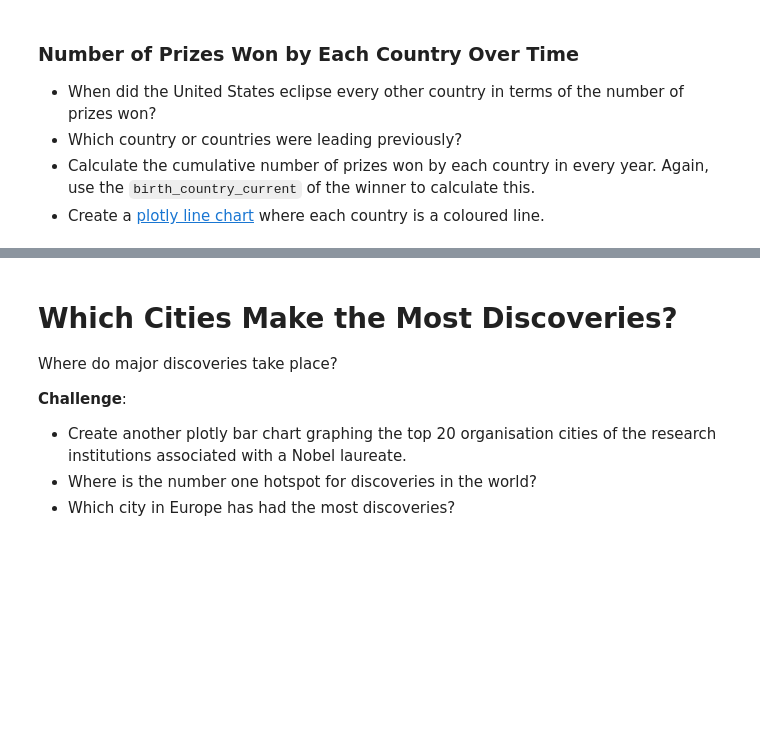
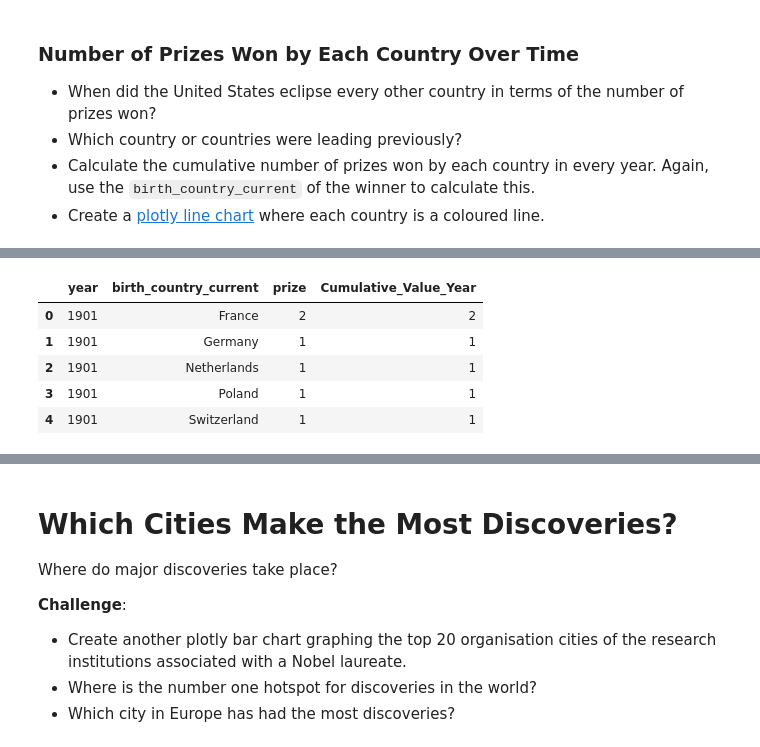
Before and after one commit to MohammadAburub93/Python-Data-Science-Practice, a Jupyter notebook: Nobel Prize Analysis/Nobel_Prize_Analysis_(start).ipynb, the cells around one changed output, grey strips where cells are left out. Saved outputs shown, nothing was run; the diff lists cells and outputs as text; code cells hidden in the pictures; blank space fills up the shorter version.

```diff
--- a/Nobel Prize Analysis/Nobel_Prize_Analysis_(start).ipynb
+++ b/Nobel Prize Analysis/Nobel_Prize_Analysis_(start).ipynb
@@ -694,3 +678,5 @@ cat_gen_bar.show()
 * Which country or countries were leading previously?
 * Calculate the cumulative number of prizes won by each country in every year. Again, use the `birth_country_current` of the winner to calculate this.
 * Create a [plotly line chart](https://plotly.com/python/line-charts/) where each country is a coloured line.
+# %%
+year_cont_prize = df_data.groupby(by=['year', 'birth_country_current'], as_index=False).agg({'prize': pd.Series.count})
@@ -696,0 +692,11 @@ cat_gen_bar.show()
+# %%
+year_cont_prize['Cumulative_Value_Year'] = year_cont_prize.groupby('birth_country_current')['prize'].cumsum()
+# %%
+year_cont_prize.head()
+# %% [output]
+|  | year | birth_country_current | prize | Cumulative_Value_Year |
+| 0 | 1901 | France | 2 | 2 |
+| 1 | 1901 | Germany | 1 | 1 |
+| 2 | 1901 | Netherlands | 1 | 1 |
+| 3 | 1901 | Poland | 1 | 1 |
+| 4 | 1901 | Switzerland | 1 | 1 |
```
Also changed, not shown: parts of 18 cells of this notebook.
